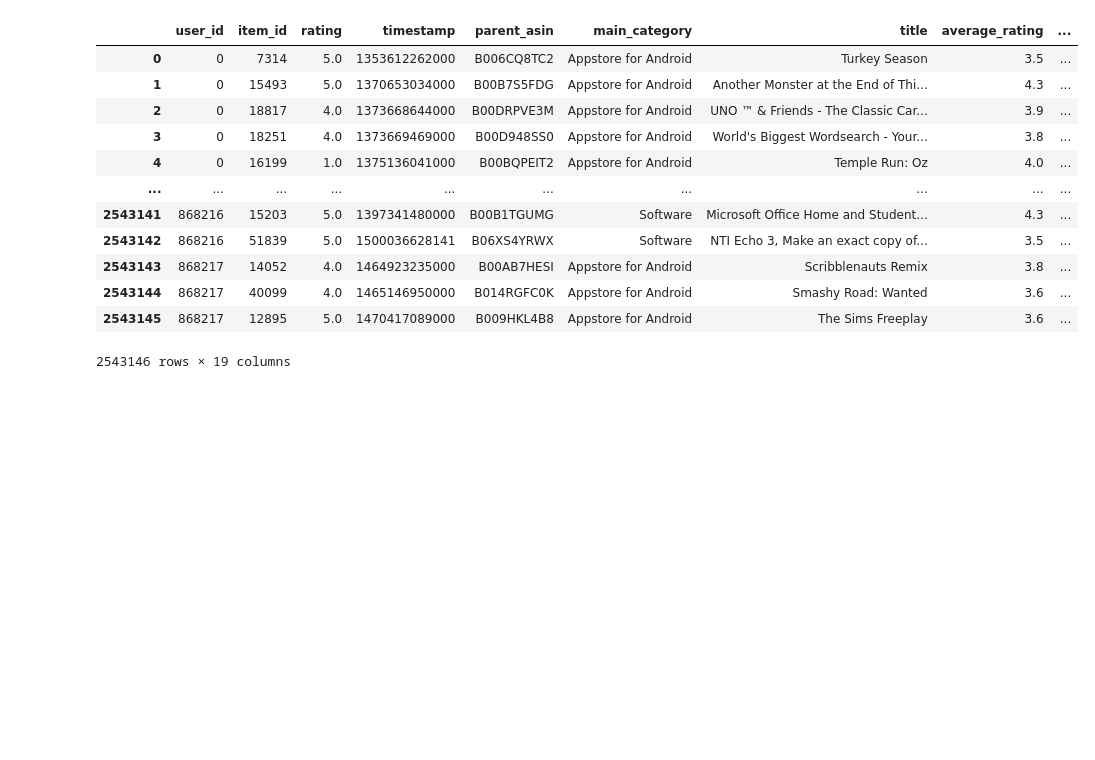
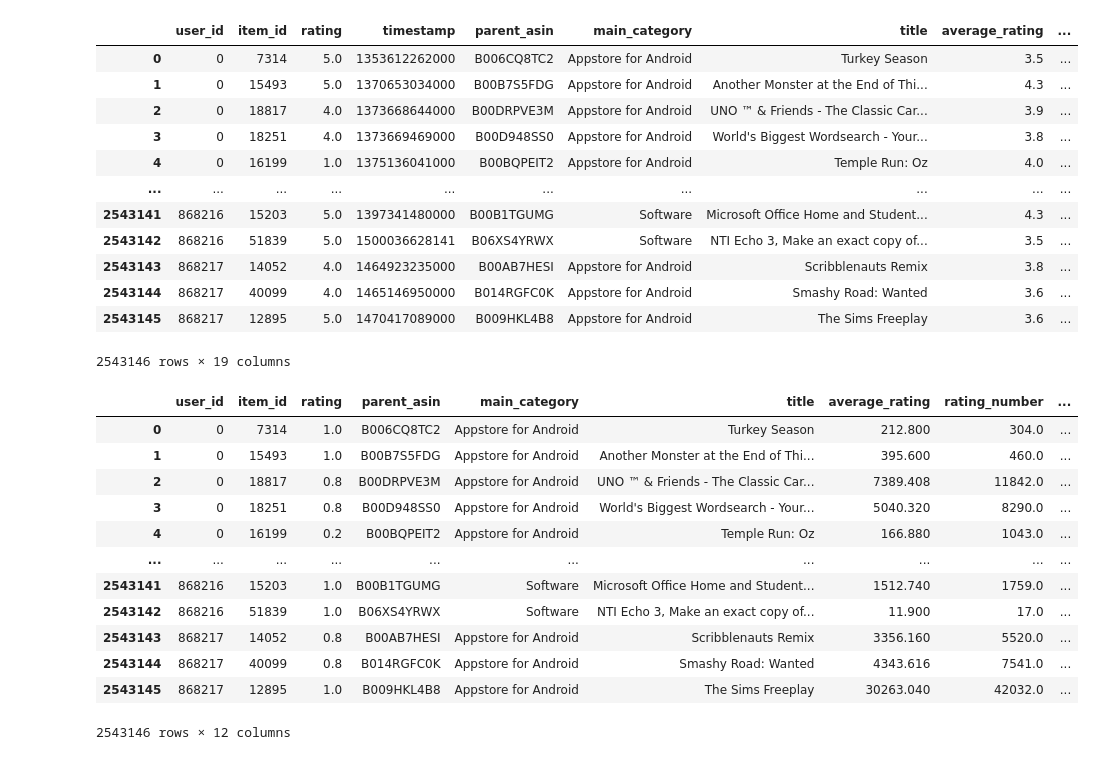
Before and after one commit to asujamuto/Shopping_Recomendation, a Jupyter notebook: user_preferences.ipynb, the cells around one changed output. Cells and saved outputs as stored; diff of their text form; code cells hidden in the pictures; blank space fills up the shorter version.

Commit message:
working tf-idf for more categories

```diff
--- a/user_preferences.ipynb
+++ b/user_preferences.ipynb
@@ -2,7 +2,7 @@
 import pandas as pd
 
 df = pd.read_csv("data/train.csv")
-
+item_metadata_df = pd.read_csv("data/item_metadata.csv")
 other = pd.read_json("data/id_mappings.json")
 
 # Extract the dictionary inside "user_mapping"
@@ -41,3 +41,30 @@ result
 | 2543144 | 868217 | 40099 | 4.0 | 1465146950000 | B014RGFC0K | Appstore for Android | Smashy Road: Wanted | 3.6 | ... |
 | 2543145 | 868217 | 12895 | 5.0 | 1470417089000 | B009HKL4B8 | Appstore for Android | The Sims Freeplay | 3.6 | ... |
 2543146 rows × 19 columns
+# %%
+# df_user = result[result["user_id"] == 0]
+df_user = result
+def normalize(x):
+    return x/5
+
+df_user.loc[:, "rating"] = df_user["rating"].apply(normalize)
+df_user.loc[:, "average_rating"] = df_user["average_rating"].apply(normalize)
+df_user.loc[:, "average_rating"] = df_user["average_rating"]  * df_user["rating_number"] * df_user["rating"]
+df_user = df_user.drop(["timestamp", "features", "image_urls", "image_count", "has_images", "categories", "images"], axis=1)
+df_user0 = df_user[df_user["user_id"] == 0]
+# df_user = df_user.drop(["item_id", "user_id", "parent_asin"], axis=1)
+df_user
+# %% [output]
+|  | user_id | item_id | rating | parent_asin | main_category | title | average_rating | rating_number | ... |
+| 0 | 0 | 7314 | 1.0 | B006CQ8TC2 | Appstore for Android | Turkey Season | 212.800 | 304.0 | ... |
+| 1 | 0 | 15493 | 1.0 | B00B7S5FDG | Appstore for Android | Another Monster at the End of Thi... | 395.600 | 460.0 | ... |
+| 2 | 0 | 18817 | 0.8 | B00DRPVE3M | Appstore for Android | UNO ™ & Friends - The Classic Car... | 7389.408 | 11842.0 | ... |
+| 3 | 0 | 18251 | 0.8 | B00D948SS0 | Appstore for Android | World's Biggest Wordsearch - Your... | 5040.320 | 8290.0 | ... |
+| 4 | 0 | 16199 | 0.2 | B00BQPEIT2 | Appstore for Android | Temple Run: Oz | 166.880 | 1043.0 | ... |
+| ... | ... | ... | ... | ... | ... | ... | ... | ... | ... |
+| 2543141 | 868216 | 15203 | 1.0 | B00B1TGUMG | Software | Microsoft Office Home and Student... | 1512.740 | 1759.0 | ... |
+| 2543142 | 868216 | 51839 | 1.0 | B06XS4YRWX | Software | NTI Echo 3, Make an exact copy of... | 11.900 | 17.0 | ... |
+| 2543143 | 868217 | 14052 | 0.8 | B00AB7HESI | Appstore for Android | Scribblenauts Remix | 3356.160 | 5520.0 | ... |
+| 2543144 | 868217 | 40099 | 0.8 | B014RGFC0K | Appstore for Android | Smashy Road: Wanted | 4343.616 | 7541.0 | ... |
+| 2543145 | 868217 | 12895 | 1.0 | B009HKL4B8 | Appstore for Android | The Sims Freeplay | 30263.040 | 42032.0 | ... |
+2543146 rows × 12 columns
```
Also changed, not shown: parts of 6 cells of this notebook, 1 other file.
